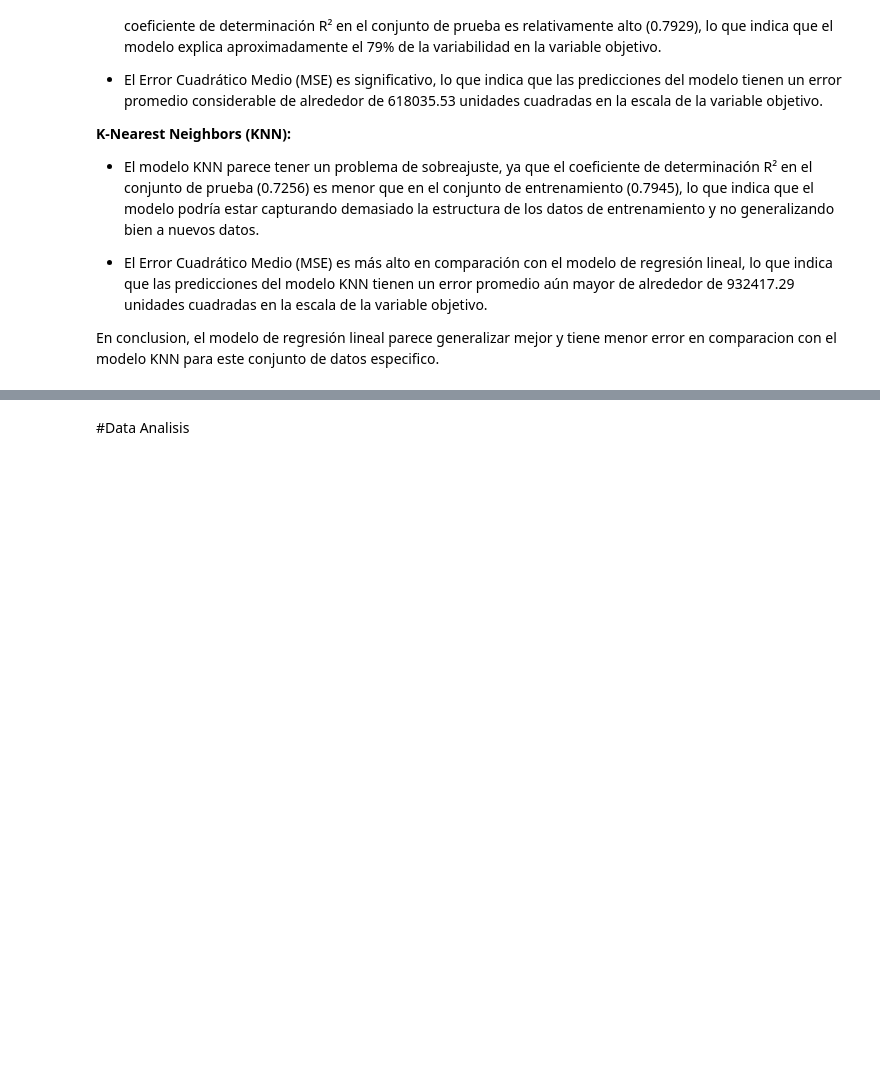
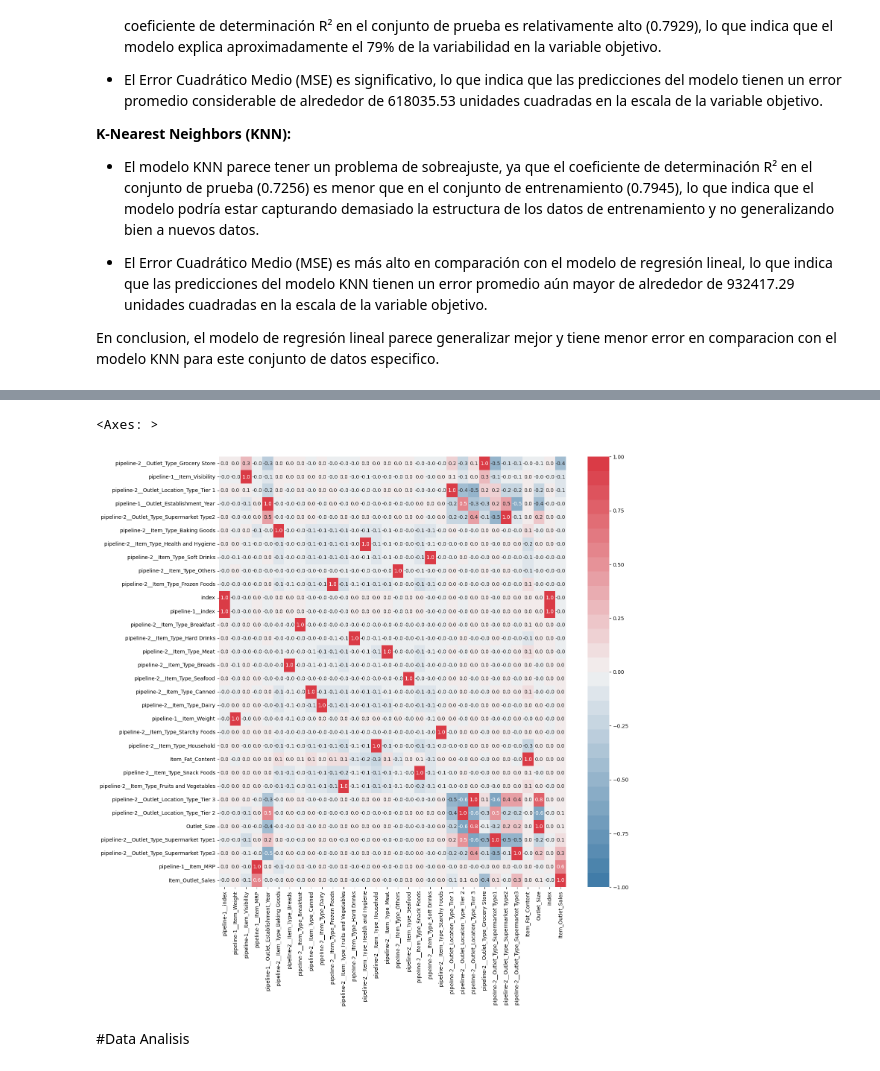
Before and after one commit to JuniorRF19/Sales-Predictions, a Jupyter notebook: Sales_Prediction_KNN_LR_Model.ipynb, the cells around one changed output, grey strips where cells are left out. Cells and saved outputs as stored; diff of their text form; code cells hidden in the pictures; blank space fills up the shorter version.

```diff
--- a/Sales_Prediction_KNN_LR_Model.ipynb
+++ b/Sales_Prediction_KNN_LR_Model.ipynb
@@ -520,3 +528,11 @@ En conclusion, el modelo de regresión lineal parece generalizar mejor y tiene m
+# %%
+df_nuevo = pd.concat([x_procesado, y],axis = 1)
+# %%
+plt.figure(figsize=(15,15))
+sns.heatmap(df_nuevo.corr().sort_values(by='Item_Outlet_Sales'), cmap = sns.diverging_palette(240, 10, n=30), annot=True, fmt='.1f', vmin=-1, vmax=1)
+# %% [output]
+<Axes: >
+[figure, added]
 # %% [markdown]
 #Data Analisis
 # %%
```
Also changed, not shown: parts of 1 cell of this notebook.
